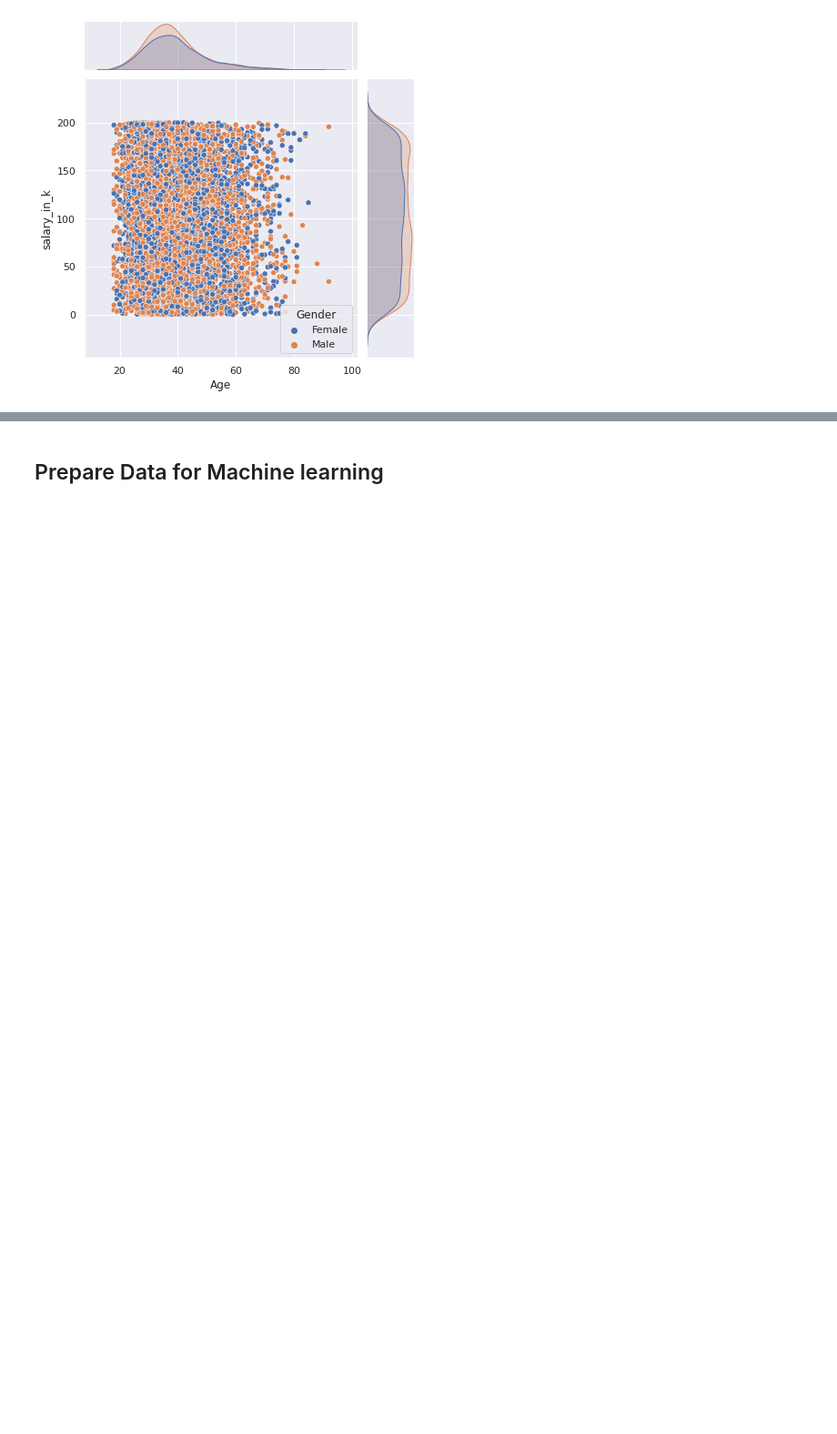
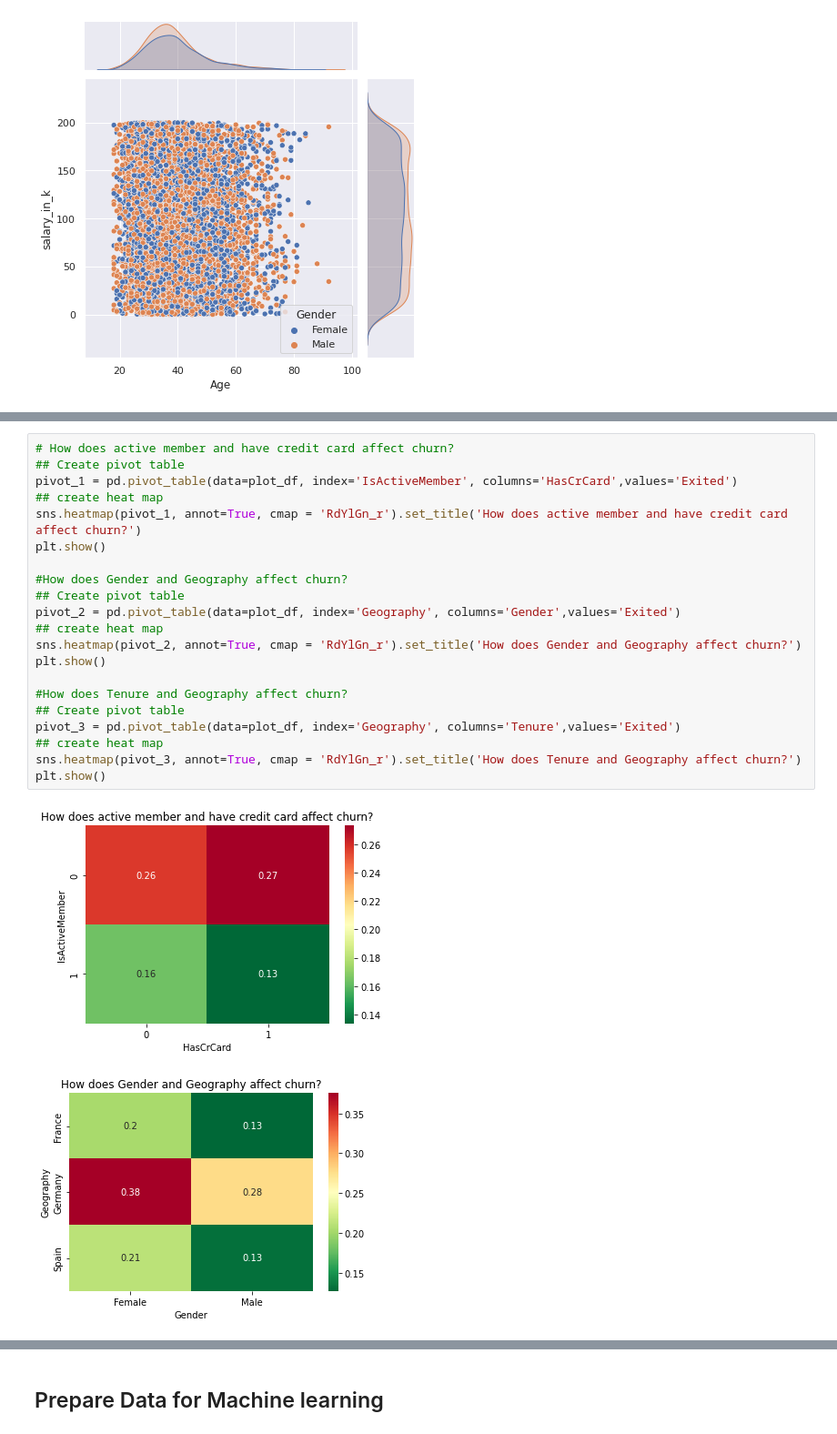
Before and after one commit to amirgarsha/ML_course_maktab, a Jupyter notebook: Project2.ipynb, the cells around one changed output, grey strips where cells are left out. Shown at 91% size. Cells and saved outputs as stored; diff of their text form; blank space fills up the shorter version.

```diff
--- a/Project2.ipynb
+++ b/Project2.ipynb
@@ -160,0 +206,24 @@ sns.jointplot(data=churn_df, x="Age", y="salary_in_k", hue="Gender")
+# %%
+# How does active member and have credit card affect churn?
+## Create pivot table
+pivot_1 = pd.pivot_table(data=plot_df, index='IsActiveMember', columns='HasCrCard',values='Exited')
+## create heat map
+sns.heatmap(pivot_1, annot=True, cmap = 'RdYlGn_r').set_title('How does active member and have credit card affect churn?')
+plt.show()
+
+#How does Gender and Geography affect churn?
+## Create pivot table
+pivot_2 = pd.pivot_table(data=plot_df, index='Geography', columns='Gender',values='Exited')
+## create heat map
+sns.heatmap(pivot_2, annot=True, cmap = 'RdYlGn_r').set_title('How does Gender and Geography affect churn?')
+plt.show()
+
+#How does Tenure and Geography affect churn?
+## Create pivot table
+pivot_3 = pd.pivot_table(data=plot_df, index='Geography', columns='Tenure',values='Exited')
+## create heat map
+sns.heatmap(pivot_3, annot=True, cmap = 'RdYlGn_r').set_title('How does Tenure and Geography affect churn?')
+plt.show()
+# %% [output]
+[figure, added]
+[figure, added]
```
Also changed, not shown: parts of 8 cells of this notebook.
